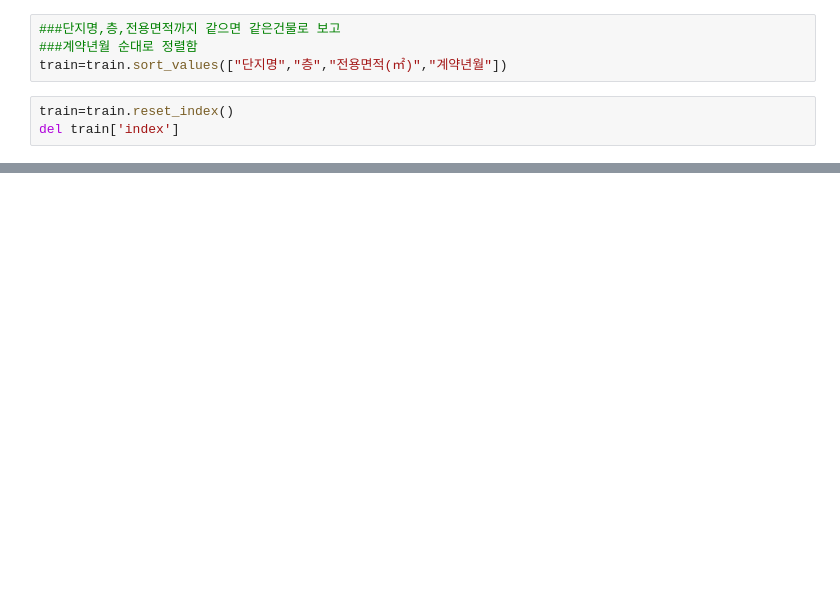
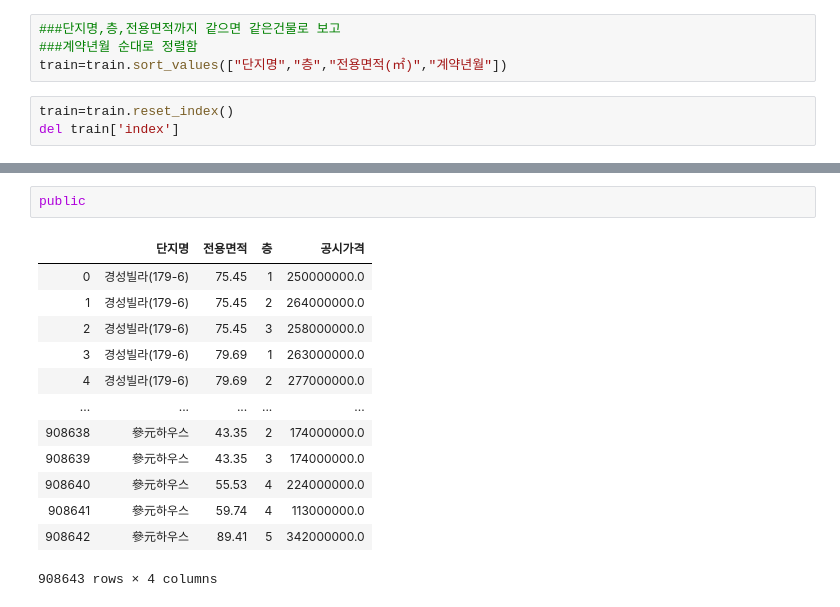
Before and after one commit to parapara157/RealEstate, a Jupyter notebook: 3.preprocessBeforeModeling.ipynb, the cells around one changed output, grey strips where cells are left out. Cells and saved outputs as stored; diff of their text form; blank space fills up the shorter version.

```diff
--- a/3.preprocessBeforeModeling.ipynb
+++ b/3.preprocessBeforeModeling.ipynb
@@ -99,0 +146,16 @@ NameError: name 'estateFunction' is not defined
+# %%
+public
+# %% [output]
+|  | 단지명 | 전용면적 | 층 | 공시가격 |
+| 0 | 경성빌라(179-6) | 75.45 | 1 | 250000000.0 |
+| 1 | 경성빌라(179-6) | 75.45 | 2 | 264000000.0 |
+| 2 | 경성빌라(179-6) | 75.45 | 3 | 258000000.0 |
+| 3 | 경성빌라(179-6) | 79.69 | 1 | 263000000.0 |
+| 4 | 경성빌라(179-6) | 79.69 | 2 | 277000000.0 |
+| ... | ... | ... | ... | ... |
+| 908638 | 參元하우스 | 43.35 | 2 | 174000000.0 |
+| 908639 | 參元하우스 | 43.35 | 3 | 174000000.0 |
+| 908640 | 參元하우스 | 55.53 | 4 | 224000000.0 |
+| 908641 | 參元하우스 | 59.74 | 4 | 113000000.0 |
+| 908642 | 參元하우스 | 89.41 | 5 | 342000000.0 |
+908643 rows × 4 columns
```
Also changed, not shown: parts of 19 cells of this notebook, 5 other files.
